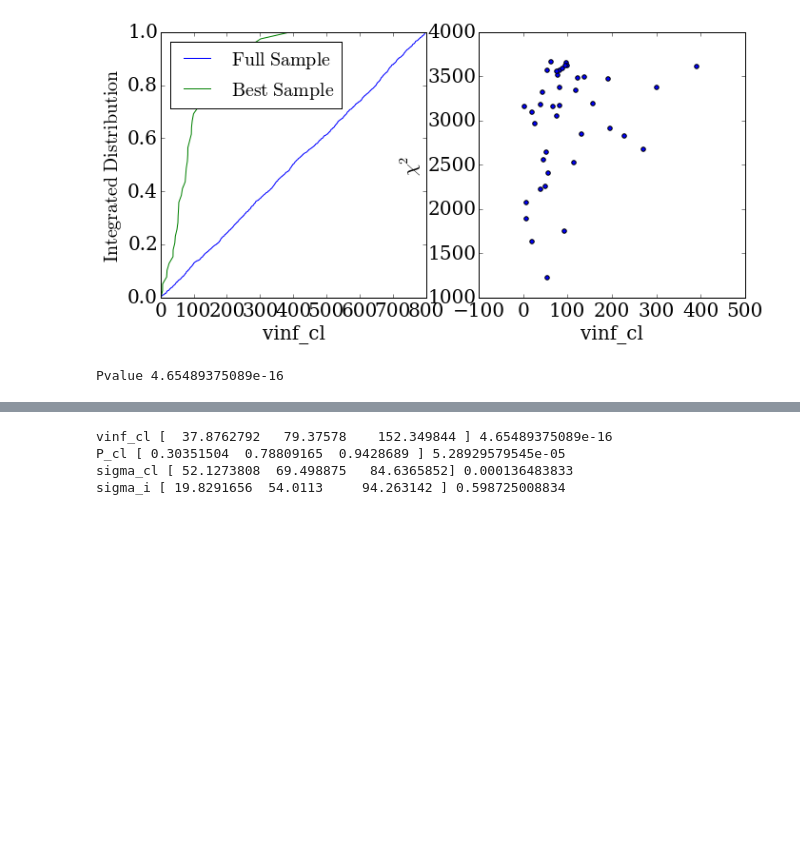
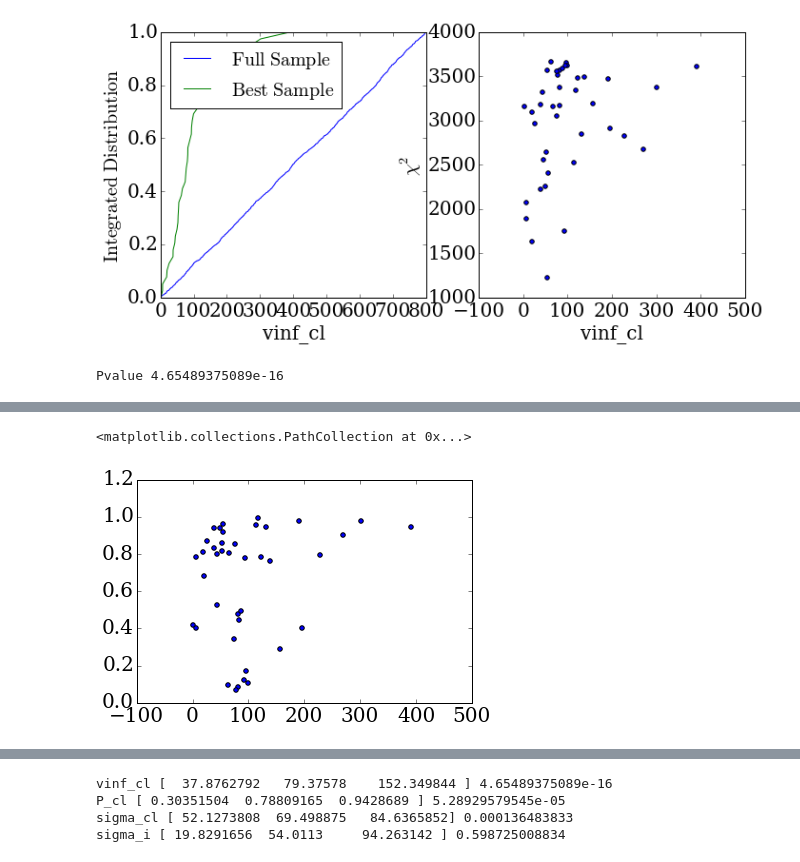
Before and after one commit to astroandes/tololo-lya-fit, a Jupyter notebook: code/multiphase.ipynb, the cells around one changed output, grey strips where cells are left out. Drawn from its saved outputs; the diff is of its cells as text; code cells hidden in the pictures; blank space fills up the shorter version.

```diff
--- a/code/multiphase.ipynb
+++ b/code/multiphase.ipynb
@@ -189,0 +211,5 @@ Pvalue 4.65489375089e-16
+# %%
+plt.scatter(vinf_cl, p_cl)
+# %% [output]
+<matplotlib.collections.PathCollection at 0x...>
+[figure, added]
```
Also changed, not shown: parts of 10 cells of this notebook.
